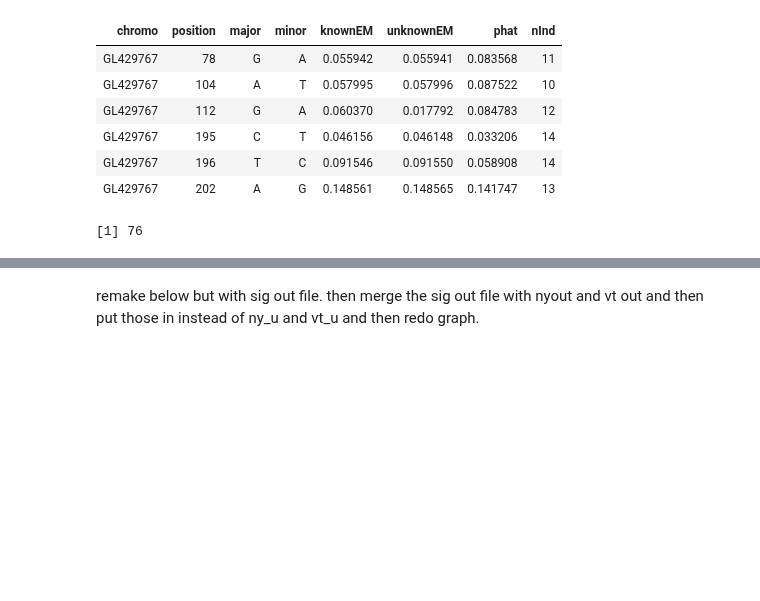
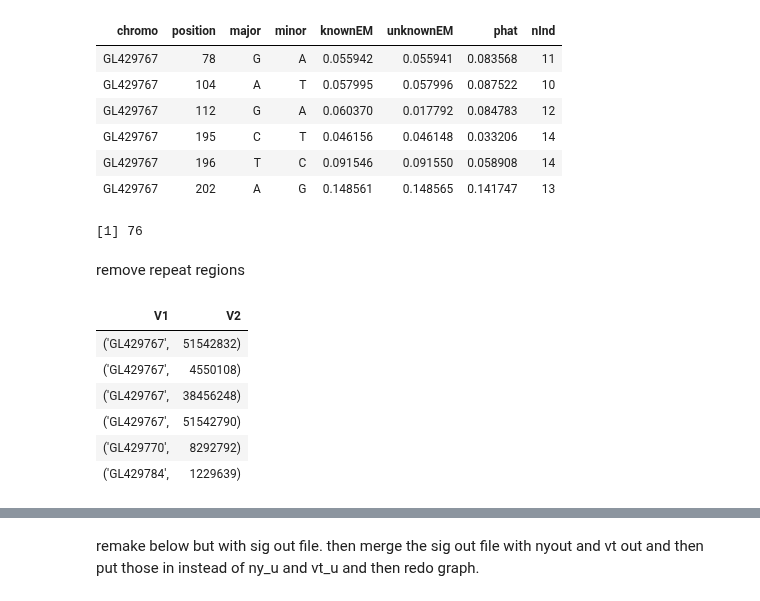
Before and after one commit to sagw/WNS_WGS, a Jupyter notebook: Notebooks/Angsd_all_SNP_graphs.ipynb, the cells around one changed output, grey strips where cells are left out. Saved outputs shown, nothing was run; the diff lists cells and outputs as text; code cells hidden in the pictures; blank space fills up the shorter version.

Commit message:
removing repeat regions

```diff
--- a/Notebooks/Angsd_all_SNP_graphs.ipynb
+++ b/Notebooks/Angsd_all_SNP_graphs.ipynb
@@ -233,0 +254,2 @@ mafsNJNY50Sigout=merge(mafsNJNY, comPvaluesChrNJNY50sigout, by=c("Scaffold", "Po
+# %% [markdown]
+remove repeat regions
@@ -234,3 +258,15 @@ mafsNJNY50Sigout=merge(mafsNJNY, comPvaluesChrNJNY50sigout, by=c("Scaffold", "Po
+# %%
+repeats = read.table("/local/home/sarahgw/WGS/SNPS/All_mylu/snps/NJNY50_SNPs_repeat.txt")
+# %%
+head(repeats)
+# %% [output]
+| V1 | V2 |
+| ('GL429767', | 51542832) |
+| ('GL429767', | 4550108) |
+| ('GL429767', | 38456248) |
+| ('GL429767', | 51542790) |
+| ('GL429770', | 8292792) |
+| ('GL429784', | 1229639) |
 # %%
 vteusnpsAll$V1=NULL
 vteusnpsAll$Major.x=NULL
```
Also changed, not shown: parts of 31 cells of this notebook, 2 other files.
